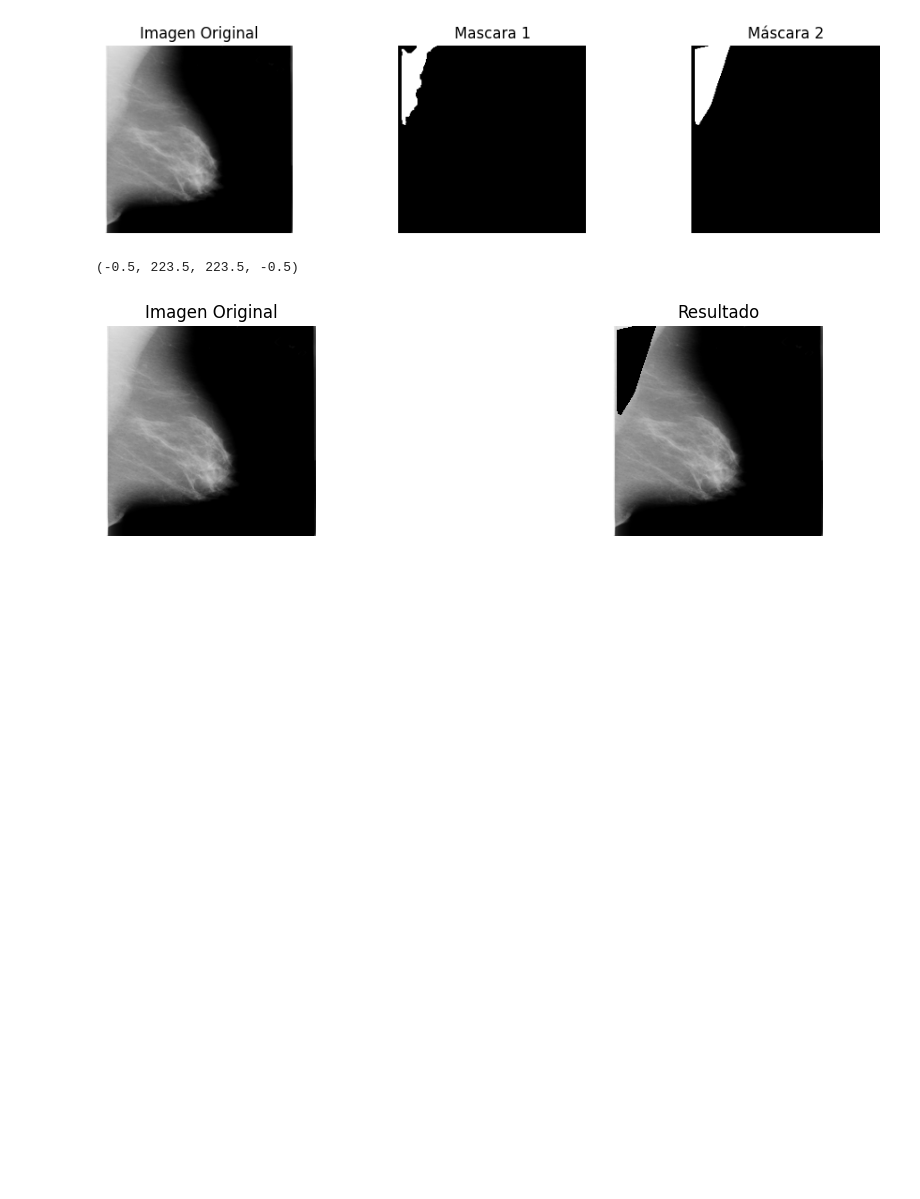
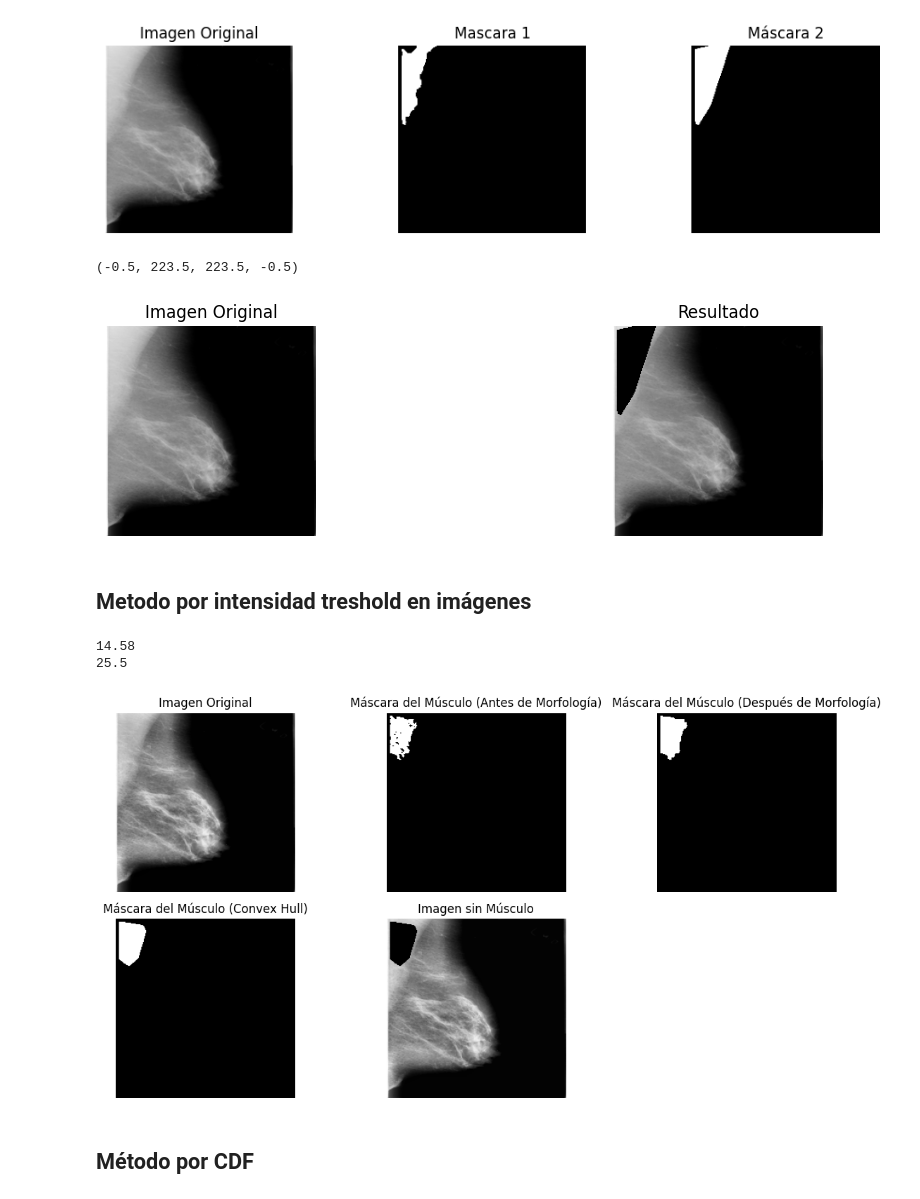
Before and after one commit to ChiaraVL/ProcesamientoImagenes, a Jupyter notebook: clasificacionCNN_Dataset.ipynb, the cells around one changed output. Cells and saved outputs as stored; diff of their text form; code cells hidden in the pictures; blank space fills up the shorter version.

```diff
--- a/clasificacionCNN_Dataset.ipynb
+++ b/clasificacionCNN_Dataset.ipynb
@@ -479,3 +492,5 @@ plt.axis('off')
 # %% [output]
 (-0.5, 223.5, 223.5, -0.5)
 [figure]
+# %% [markdown]
+## Metodo por intensidad treshold en imágenes
@@ -481,0 +561,62 @@ plt.axis('off')
+# %%
+img_blur = cv2.GaussianBlur(img, (5, 5), 0)
+
+# Define the seed point (automated or predefined)
+seed_point = (5, 5)
+
+# Execute the region growing algorithm with automatic thresholds
+mask = region_growing_with_auto_percentile_thresholds(
+    img_blur,
+    seed_point
+)
+
+# Apply morphological operations to refine the mask
+kernel = np.ones((5, 5), np.uint8)
+mask_morph = cv2.morphologyEx(mask, cv2.MORPH_CLOSE, kernel)
+
+# Apply a convex hull to rectify the edge
+contours, _ = cv2.findContours(mask_morph, cv2.RETR_EXTERNAL, cv2.CHAIN_APPROX_SIMPLE)
+hull = [cv2.convexHull(contour) for contour in contours]
+mask_hull = np.zeros_like(mask_morph)
+cv2.drawContours(mask_hull, hull, -1, 255, thickness=cv2.FILLED)
+
+# Invert the mask to remove the muscle area
+mask_inv = cv2.bitwise_not(mask_hull)
+result = cv2.bitwise_and(img, img, mask=mask_inv)
+# %% [output]
+14.58
+25.5
+# %%
+# Visualizar resultados
+plt.figure(figsize=(12, 6))
+plt.subplot(2, 3, 1)
+plt.title('Imagen Original')
+plt.imshow(img, cmap='gray')
+plt.axis('off')
+
+plt.subplot(2, 3, 2)
+plt.title('Máscara del Músculo (Antes de Morfología)')
+plt.imshow(mask, cmap='gray')
+plt.axis('off')
+
+plt.subplot(2, 3, 3)
+plt.title('Máscara del Músculo (Después de Morfología)')
+plt.imshow(mask_morph, cmap='gray')
+plt.axis('off')
+
+plt.subplot(2, 3, 4)
+plt.title('Máscara del Músculo (Convex Hull)')
+plt.imshow(mask_hull, cmap='gray')
+plt.axis('off')
+
+plt.subplot(2, 3, 5)
+plt.title('Imagen sin Músculo')
+plt.imshow(result, cmap='gray')
+plt.axis('off')
+
+plt.tight_layout()
+plt.show()
+# %% [output]
+[figure, added]
+# %% [markdown]
+## Método por CDF
```
Also changed, not shown: parts of 9 cells of this notebook, 1 other file.
